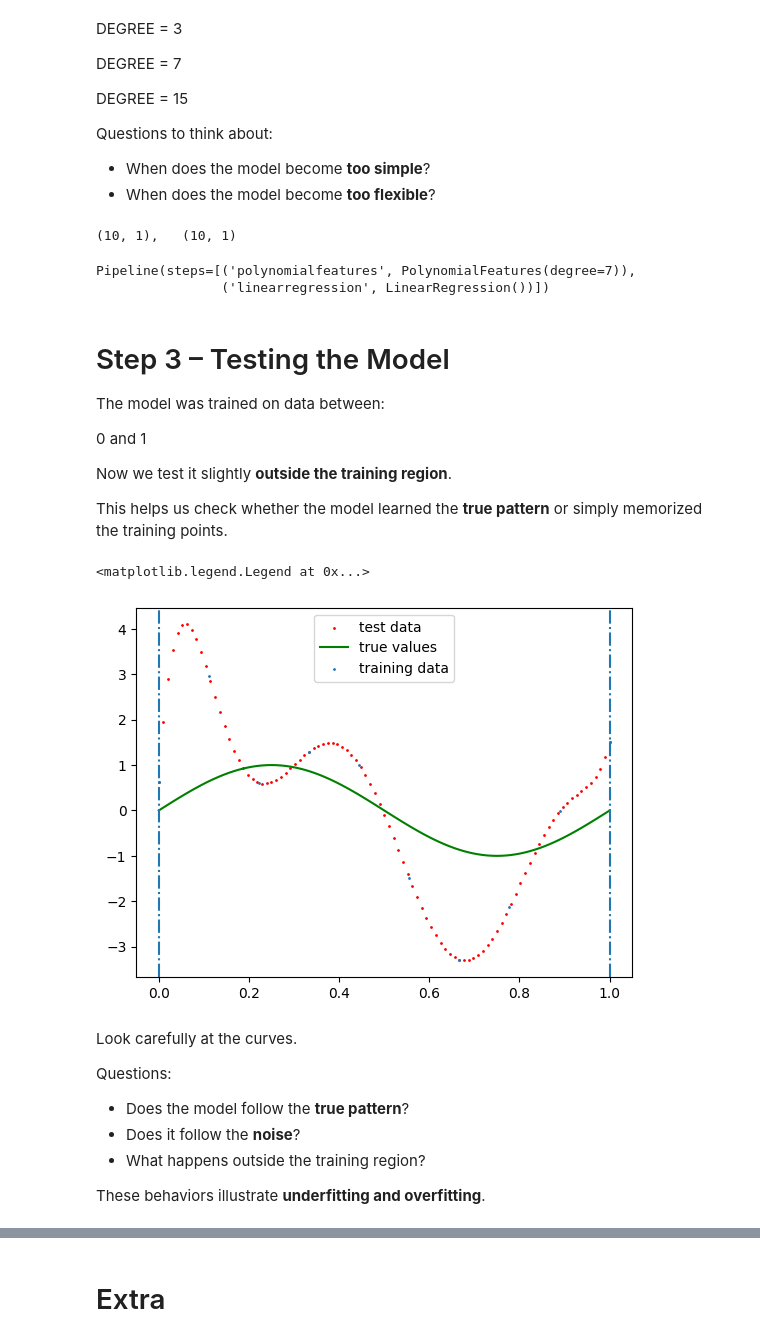
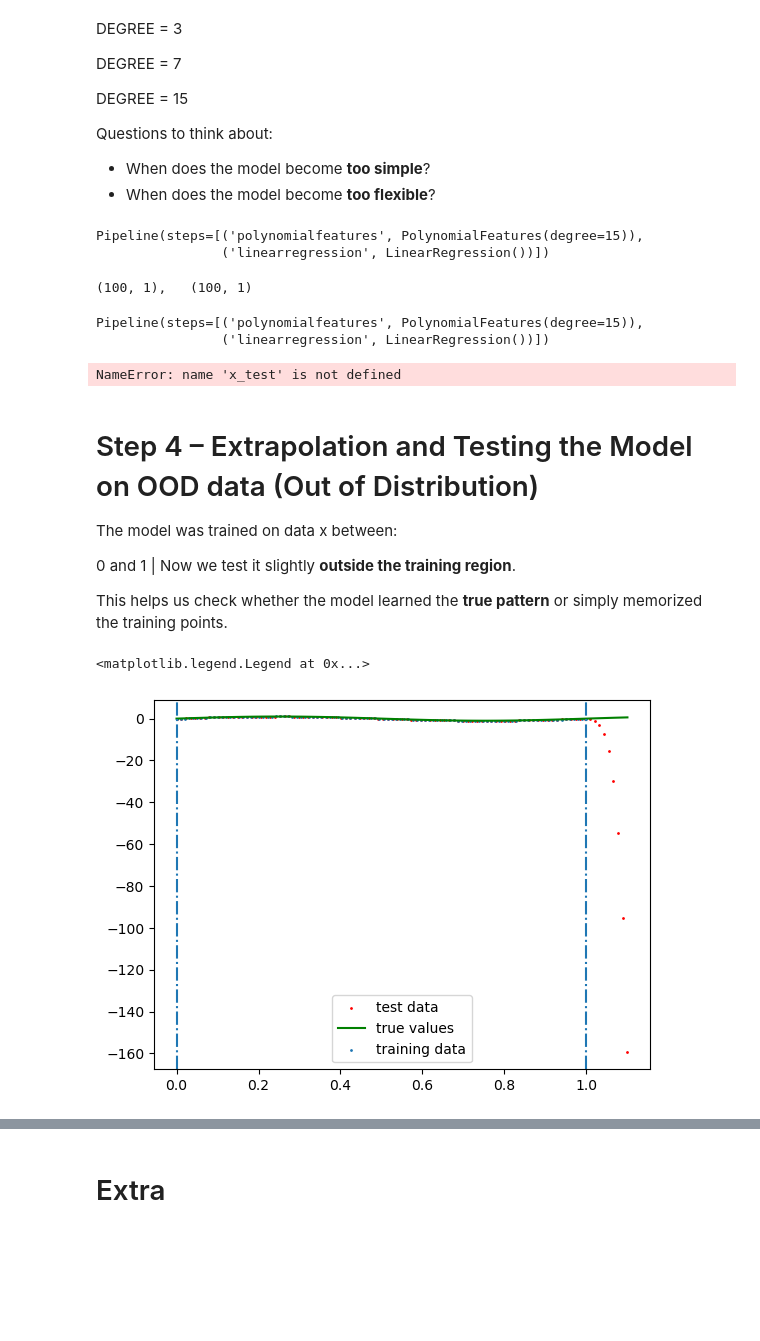
Before and after one commit to imanmossavat/ml-teaching-materials-fontys, a Jupyter notebook: ML Studio/S2_model_complexity_polynomial_experiment.ipynb, the cells around one changed output, grey strips where cells are left out. Drawn from its saved outputs; the diff is of its cells as text; code cells hidden in the pictures; blank space fills up the shorter version.

```diff
--- a/ML Studio/S2_model_complexity_polynomial_experiment.ipynb
+++ b/ML Studio/S2_model_complexity_polynomial_experiment.ipynb
@@ -137,50 +153,74 @@ Questions to think about:
 - When does the model become **too simple**?
 - When does the model become **too flexible**?
 # %%
-DEGREE= 7 # controls how complex the model is, integer between 1-... (> 5 is large!)
+DEGREE= 15 # controls how complex the model is, integer between 1-... (> 5 is large!)
 model = make_pipeline(PolynomialFeatures(DEGREE), LinearRegression())
+print(model)
+# %% [output]
+Pipeline(steps=[('polynomialfeatures', PolynomialFeatures(degree=15)),
+                ('linearregression', LinearRegression())])
 # %%
 x_train= x_train.reshape(-1,1)
-observation= observation.reshape(-1,1)
-print(f"{x_train.shape},   {observation.shape}")
-model.fit(x_train, observation) # train (tune  model parameters)
+y_train= y_train.reshape(-1,1)
+print(f"{x_train.shape},   {y_train.shape}")
+model.fit(x_train, y_train) # train (tune  model parameters)
 # %% [output]
-(10, 1),   (10, 1)
+(100, 1),   (100, 1)
-Pipeline(steps=[('polynomialfeatures', PolynomialFeatures(degree=7)),
+Pipeline(steps=[('polynomialfeatures', PolynomialFeatures(degree=15)),
                 ('linearregression', LinearRegression())])
+# %%
+# %%
+from sklearn.metrics import mean_squared_error
+
+degrees = [1, 3, 5, 7, 10, 15]
+train_errors, test_errors = [], []
+
+for d in degrees:
+    model = make_pipeline(PolynomialFeatures(d), LinearRegression())
+    model.fit(x_train, y_train)
+
+    y_train_pred = model.predict(x_train)
+    y_test_pred = model.predict(x_test)
+
+    train_errors.append(mean_squared_error(y_train, y_train_pred))
+    test_errors.append(mean_squared_error(y_test, y_test_pred))
+
+    # Plot fit
+    plt.figure(figsize=(8,5))
+    plt.scatter(x_train, y_train, s=5, label="Train Data")
+    plt.plot(x_test, y_test, c='green', label="True Function")
+    plt.plot(x_test, y_test_pred, c='red', label=f"Predicted (degree {d})")
+    plt.title(f"Polynomial Degree {d}")
+    plt.xlabel("x")
+    plt.ylabel("y")
+    plt.legend()
+    plt.grid()
+    plt.show()
+# %% [output]
+NameError: name 'x_test' is not defined
 # %% [markdown]
-# Step 3 – Testing the Model
+# Step 4 – Extrapolation and Testing the Model on OOD data (Out of Distribution)
 
-The model was trained on data between:
+The model was trained on data x between:
 
 0 and 1
-
+|
 Now we test it slightly **outside the training region**.
 
 This helps us check whether the model learned the **true pattern** or simply memorized the training points.
 # %%
 Test_span= 1.1
 
 x_test= np.linspace(0,Test_span,97).reshape(-1,1)
 y_pred= model.predict(x_test)
-y_test=  my_sine_func(x_test)
+y_test=  sine_func(x_test)
 
 plt.scatter(x_test,y_pred,s=1,c='red', label= 'test data')
 plt.plot(x_test,y_test, c= 'green', label= 'true values')
 plt.scatter(x_train,model.predict(x_train),s=1, label='training data')
 plt.axvline(0, linestyle='-.')
 plt.axvline(1, linestyle='-.')
 plt.legend()
 # %% [output]
 <matplotlib.legend.Legend at 0x...>
-[figure, old version]
+[figure, new version]
-# %% [markdown]
-Look carefully at the curves.
-
-Questions:
-
-- Does the model follow the **true pattern**?
-- Does it follow the **noise**?
-- What happens outside the training region?
-
-These behaviors illustrate **underfitting and overfitting**.
```
Also changed, not shown: parts of 22 cells of this notebook, 5 other files.
